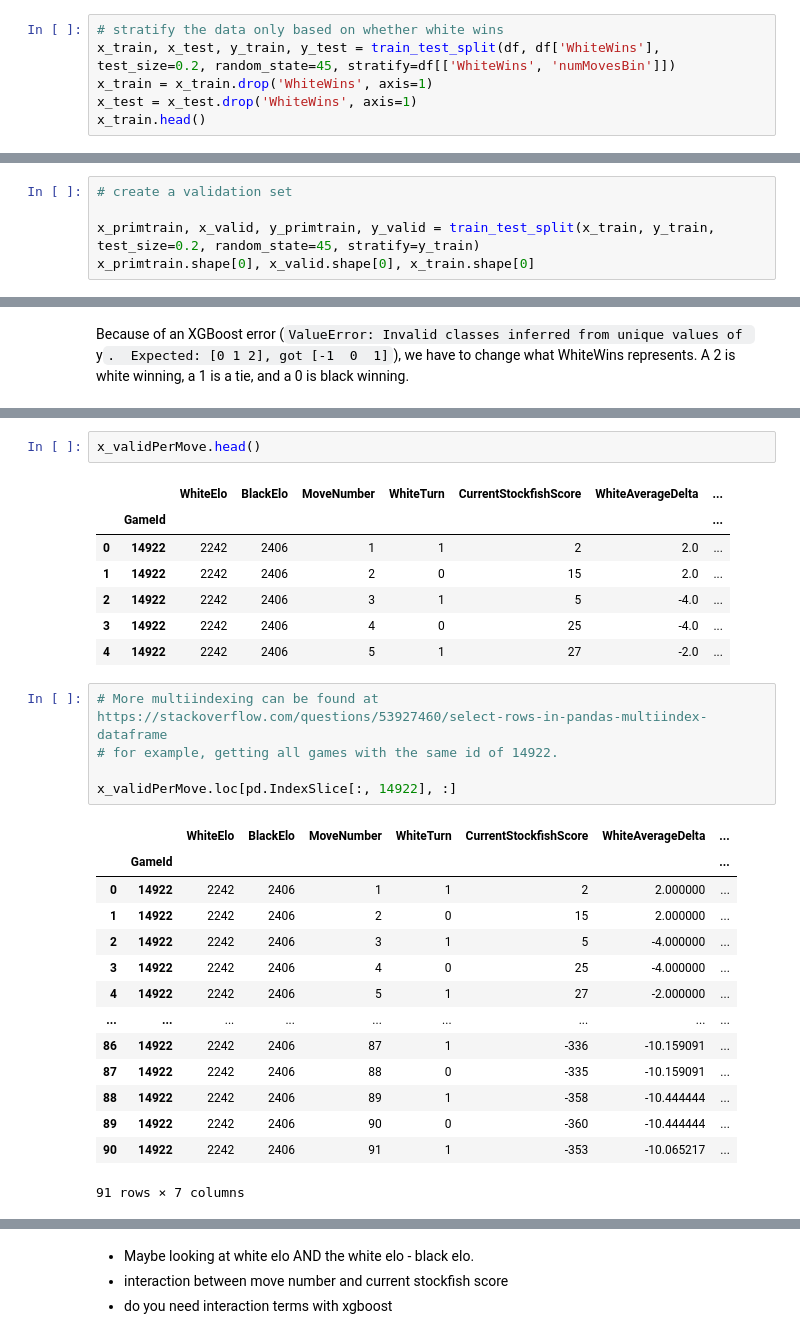
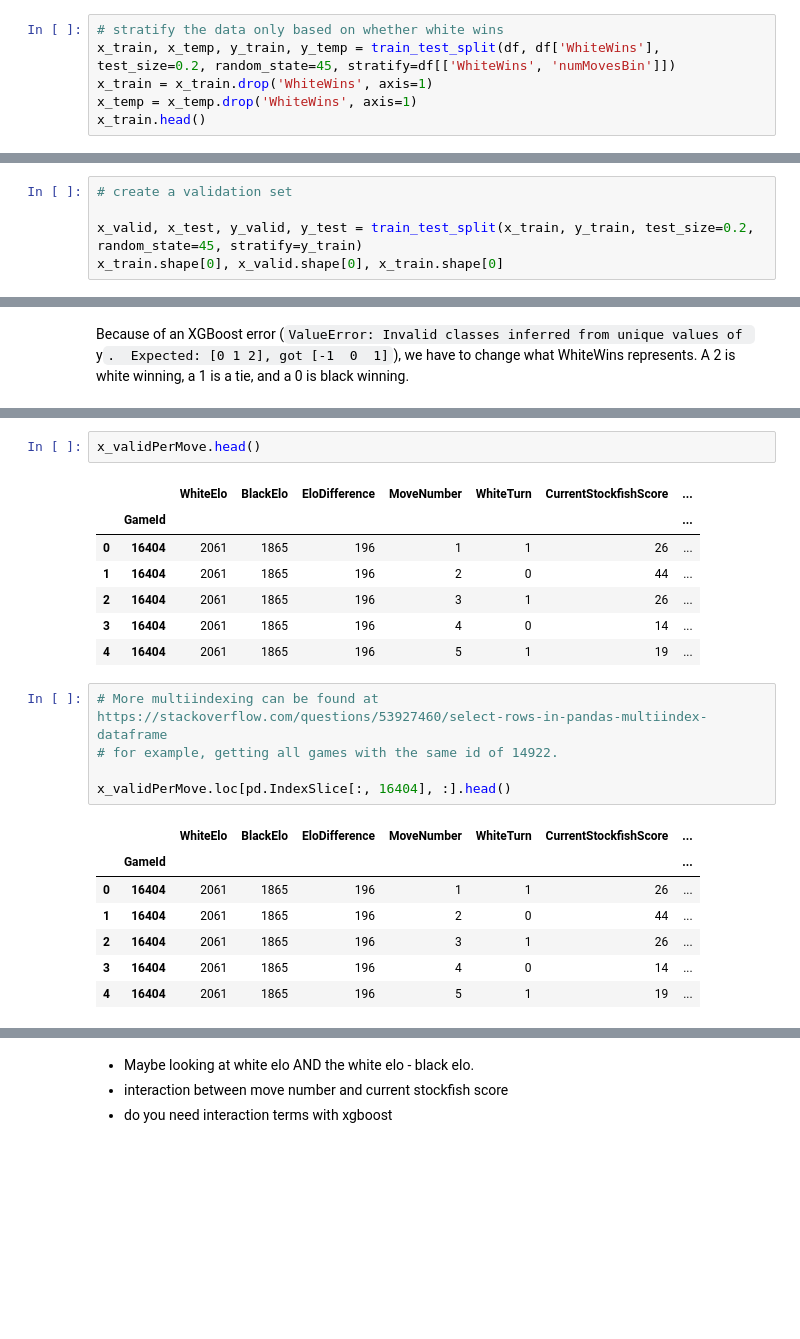
Before and after one commit to piercingecho/chess-win-probability-modeling, a Jupyter notebook: any_move_winprob.ipynb, the cells around one changed output, grey strips where cells are left out. Drawn from its saved outputs; the diff is of its cells as text; blank space fills up the shorter version.

```diff
--- a/any_move_winprob.ipynb
+++ b/any_move_winprob.ipynb
@@ -141,9 +142,9 @@ df['numMovesBin'].value_counts()
 Name: numMovesBin, dtype: int64
 # %%
 # stratify the data only based on whether white wins
-x_train, x_test, y_train, y_test = train_test_split(df, df['WhiteWins'], test_size=0.2, random_state=45, stratify=df[['WhiteWins', 'numMovesBin']])
+x_train, x_temp, y_train, y_temp = train_test_split(df, df['WhiteWins'], test_size=0.2, random_state=45, stratify=df[['WhiteWins', 'numMovesBin']])
 x_train = x_train.drop('WhiteWins', axis=1)
-x_test = x_test.drop('WhiteWins', axis=1)
+x_temp = x_temp.drop('WhiteWins', axis=1)
 x_train.head()
 # %% [output]
 |  | WhiteElo | BlackElo | Moves | StockfishScores | NumWhiteMoves | StockfishDeltas | numMovesBin |
@@ -171,6 +172,6 @@ Name: WhiteWins, Length: 19977, dtype: int64
 # %%
 # create a validation set
 
-x_primtrain, x_valid, y_primtrain, y_valid = train_test_split(x_train, y_train, test_size=0.2, random_state=45, stratify=y_train)
-x_primtrain.shape[0], x_valid.shape[0], x_train.shape[0]
+x_valid, x_test, y_valid, y_test = train_test_split(x_train, y_train, test_size=0.2, random_state=45, stratify=y_train)
+x_train.shape[0], x_valid.shape[0], x_train.shape[0]
 # %% [output]
@@ -324,30 +670,23 @@ array([[0.36111876, 0.47632462, 0.16255668],
 # %%
 x_validPerMove.head()
 # %% [output]
-|  |  | WhiteElo | BlackElo | MoveNumber | WhiteTurn | CurrentStockfishScore | WhiteAverageDelta | ... |
+|  |  | WhiteElo | BlackElo | EloDifference | MoveNumber | WhiteTurn | CurrentStockfishScore | ... |
 |  | GameId |  |  |  |  |  |  | ... |
-| 0 | 14922 | 2242 | 2406 | 1 | 1 | 2 | 2.0 | ... |
-| 1 | 14922 | 2242 | 2406 | 2 | 0 | 15 | 2.0 | ... |
-| 2 | 14922 | 2242 | 2406 | 3 | 1 | 5 | -4.0 | ... |
-| 3 | 14922 | 2242 | 2406 | 4 | 0 | 25 | -4.0 | ... |
-| 4 | 14922 | 2242 | 2406 | 5 | 1 | 27 | -2.0 | ... |
+| 0 | 16404 | 2061 | 1865 | 196 | 1 | 1 | 26 | ... |
+| 1 | 16404 | 2061 | 1865 | 196 | 2 | 0 | 44 | ... |
+| 2 | 16404 | 2061 | 1865 | 196 | 3 | 1 | 26 | ... |
+| 3 | 16404 | 2061 | 1865 | 196 | 4 | 0 | 14 | ... |
+| 4 | 16404 | 2061 | 1865 | 196 | 5 | 1 | 19 | ... |
 # %%
 # More multiindexing can be found at https://stackoverflow.com/questions/53927460/select-rows-in-pandas-multiindex-dataframe
 # for example, getting all games with the same id of 14922.
 
-x_validPerMove.loc[pd.IndexSlice[:, 14922], :]
+x_validPerMove.loc[pd.IndexSlice[:, 16404], :].head()
 # %% [output]
-|  |  | WhiteElo | BlackElo | MoveNumber | WhiteTurn | CurrentStockfishScore | WhiteAverageDelta | ... |
+|  |  | WhiteElo | BlackElo | EloDifference | MoveNumber | WhiteTurn | CurrentStockfishScore | ... |
 |  | GameId |  |  |  |  |  |  | ... |
-| 0 | 14922 | 2242 | 2406 | 1 | 1 | 2 | 2.000000 | ... |
-| 1 | 14922 | 2242 | 2406 | 2 | 0 | 15 | 2.000000 | ... |
-| 2 | 14922 | 2242 | 2406 | 3 | 1 | 5 | -4.000000 | ... |
-| 3 | 14922 | 2242 | 2406 | 4 | 0 | 25 | -4.000000 | ... |
-| 4 | 14922 | 2242 | 2406 | 5 | 1 | 27 | -2.000000 | ... |
-| ... | ... | ... | ... | ... | ... | ... | ... | ... |
-| 86 | 14922 | 2242 | 2406 | 87 | 1 | -336 | -10.159091 | ... |
-| 87 | 14922 | 2242 | 2406 | 88 | 0 | -335 | -10.159091 | ... |
-| 88 | 14922 | 2242 | 2406 | 89 | 1 | -358 | -10.444444 | ... |
-| 89 | 14922 | 2242 | 2406 | 90 | 0 | -360 | -10.444444 | ... |
-| 90 | 14922 | 2242 | 2406 | 91 | 1 | -353 | -10.065217 | ... |
+| 0 | 16404 | 2061 | 1865 | 196 | 1 | 1 | 26 | ... |
+| 1 | 16404 | 2061 | 1865 | 196 | 2 | 0 | 44 | ... |
+| 2 | 16404 | 2061 | 1865 | 196 | 3 | 1 | 26 | ... |
+| 3 | 16404 | 2061 | 1865 | 196 | 4 | 0 | 14 | ... |
+| 4 | 16404 | 2061 | 1865 | 196 | 5 | 1 | 19 | ... |
-91 rows × 7 columns
```
Also changed, not shown: parts of 72 cells of this notebook, 2 other files.
